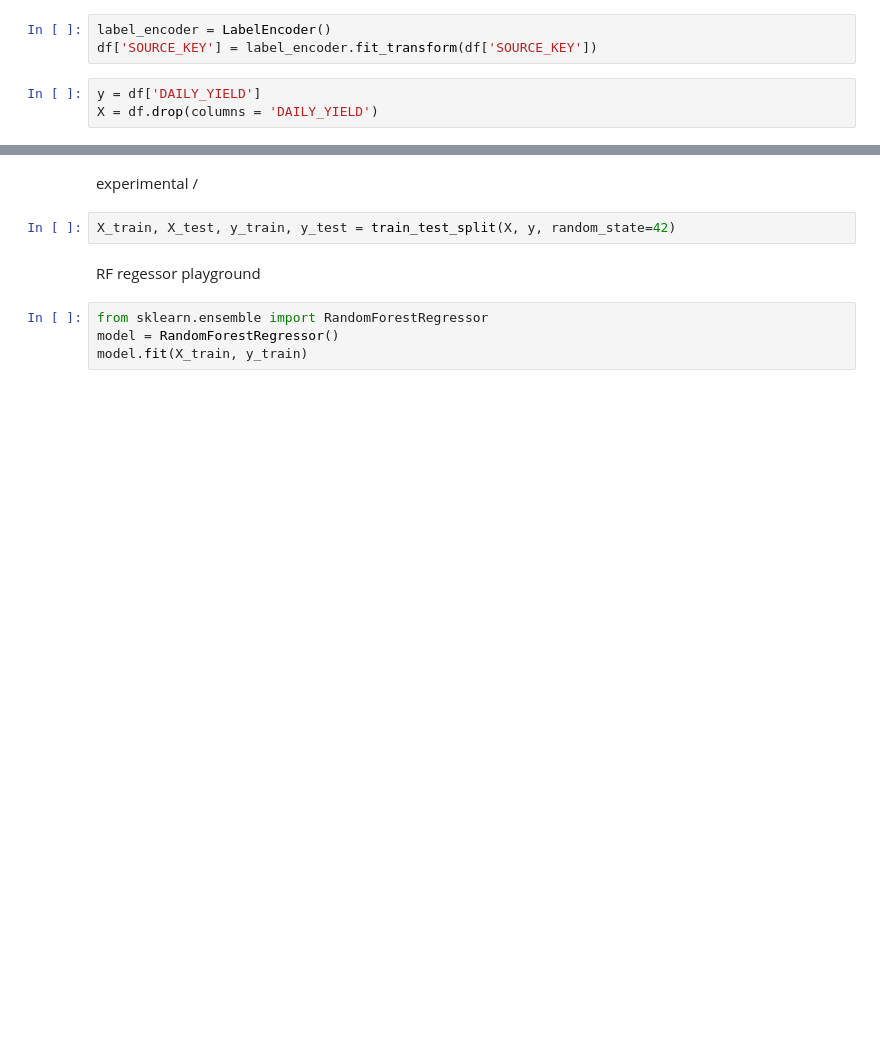
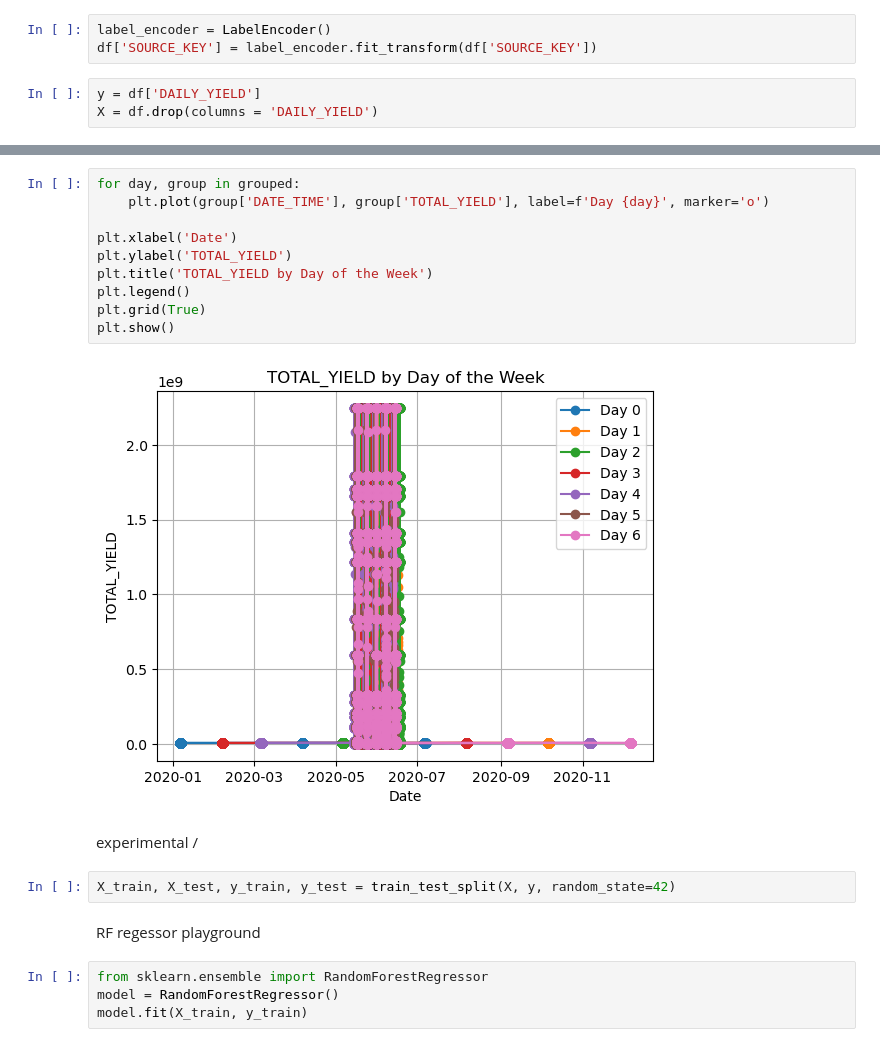
Before and after one commit to clovestad/-production_predictions, a Jupyter notebook: Production_predictions copy.ipynb, the cells around one changed output, grey strips where cells are left out. Cells and saved outputs as stored; diff of their text form; blank space fills up the shorter version.

```diff
--- a/Production_predictions copy.ipynb
+++ b/Production_predictions copy.ipynb
@@ -57,3 +52,15 @@ df
+# %%
+for day, group in grouped:
+    plt.plot(group['DATE_TIME'], group['TOTAL_YIELD'], label=f'Day {day}', marker='o')
+
+plt.xlabel('Date')
+plt.ylabel('TOTAL_YIELD')
+plt.title('TOTAL_YIELD by Day of the Week')
+plt.legend()
+plt.grid(True)
+plt.show()
+# %% [output]
+[figure, added]
 # %% [markdown]
 experimental
 /
```
Also changed, not shown: parts of 5 cells of this notebook.
